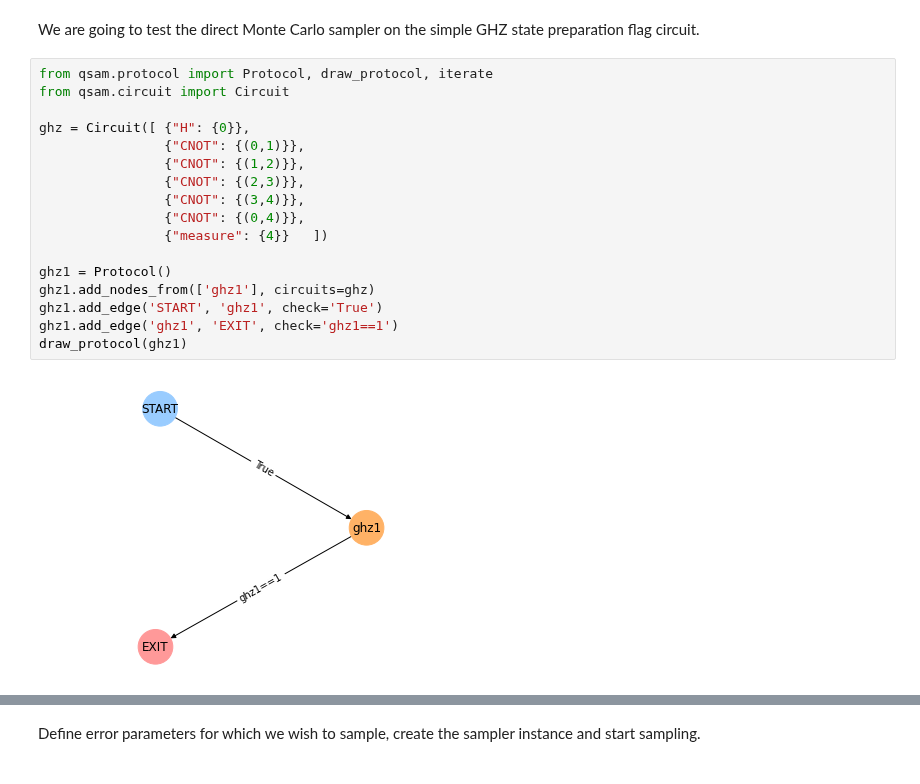
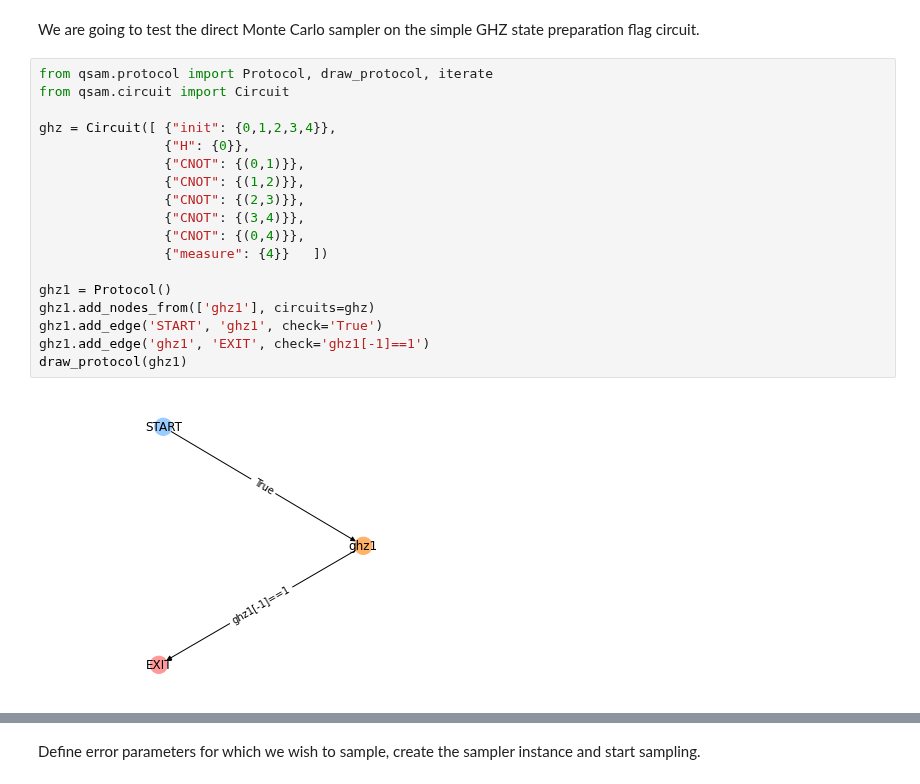
Before and after one commit to dpwinter/qsample, a Jupyter notebook: 05_samplers.ipynb, the cells around one changed output, grey strips where cells are left out. Cells and saved outputs as stored; diff of their text form.

```diff
--- a/05_samplers.ipynb
+++ b/05_samplers.ipynb
@@ -71,19 +78,20 @@ We are going to test the direct Monte Carlo sampler on the simple GHZ state prep
 # %%
 from qsam.protocol import Protocol, draw_protocol, iterate
 from qsam.circuit import Circuit
 
-ghz = Circuit([ {"H": {0}},
+ghz = Circuit([ {"init": {0,1,2,3,4}},
+                {"H": {0}},
                 {"CNOT": {(0,1)}},
                 {"CNOT": {(1,2)}},
                 {"CNOT": {(2,3)}},
                 {"CNOT": {(3,4)}},
                 {"CNOT": {(0,4)}},
                 {"measure": {4}}   ])
 
 ghz1 = Protocol()
 ghz1.add_nodes_from(['ghz1'], circuits=ghz)
 ghz1.add_edge('START', 'ghz1', check='True')
-ghz1.add_edge('ghz1', 'EXIT', check='ghz1==1')
+ghz1.add_edge('ghz1', 'EXIT', check='ghz1[-1]==1')
 draw_protocol(ghz1)
 # %% [output]
-[figure, old version]
+[figure, new version]
```
Also changed, not shown: parts of 16 cells of this notebook, 24 other files.
